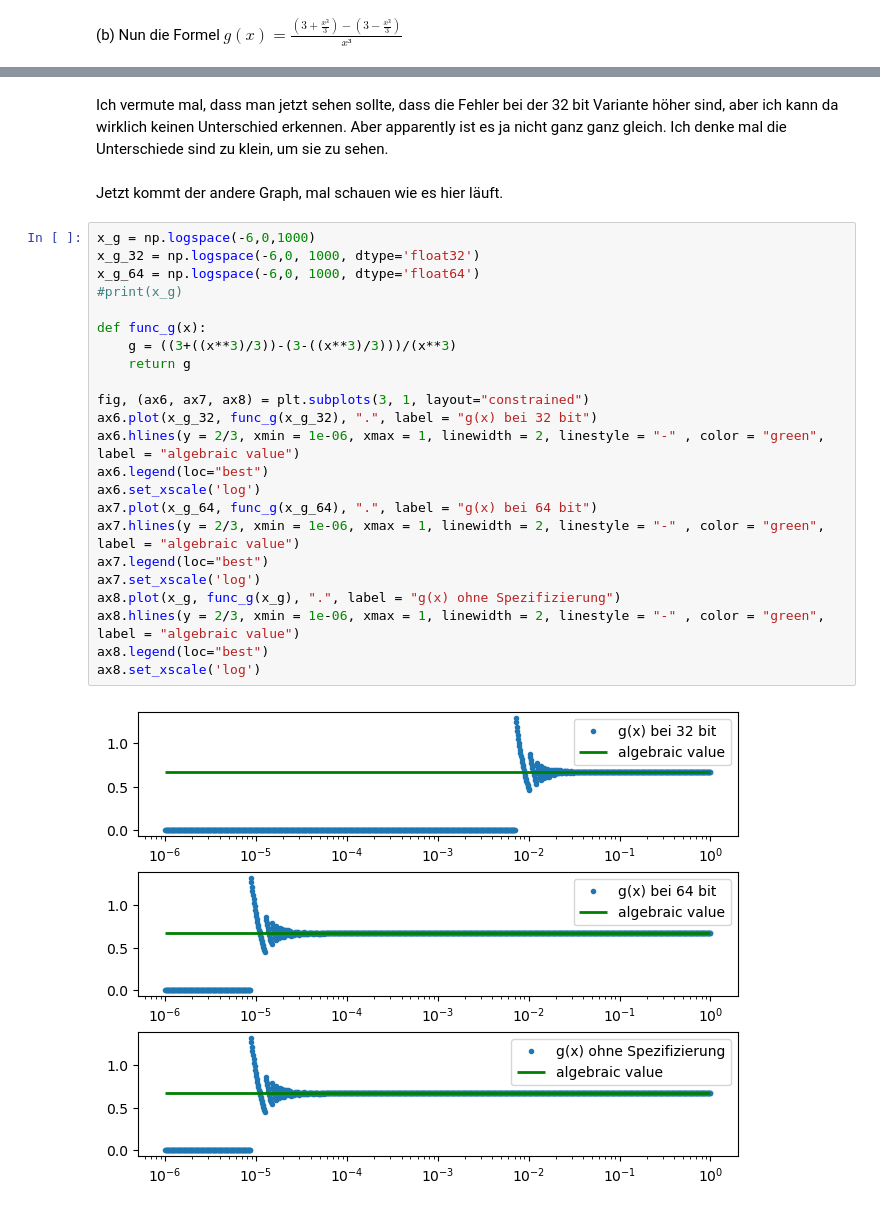
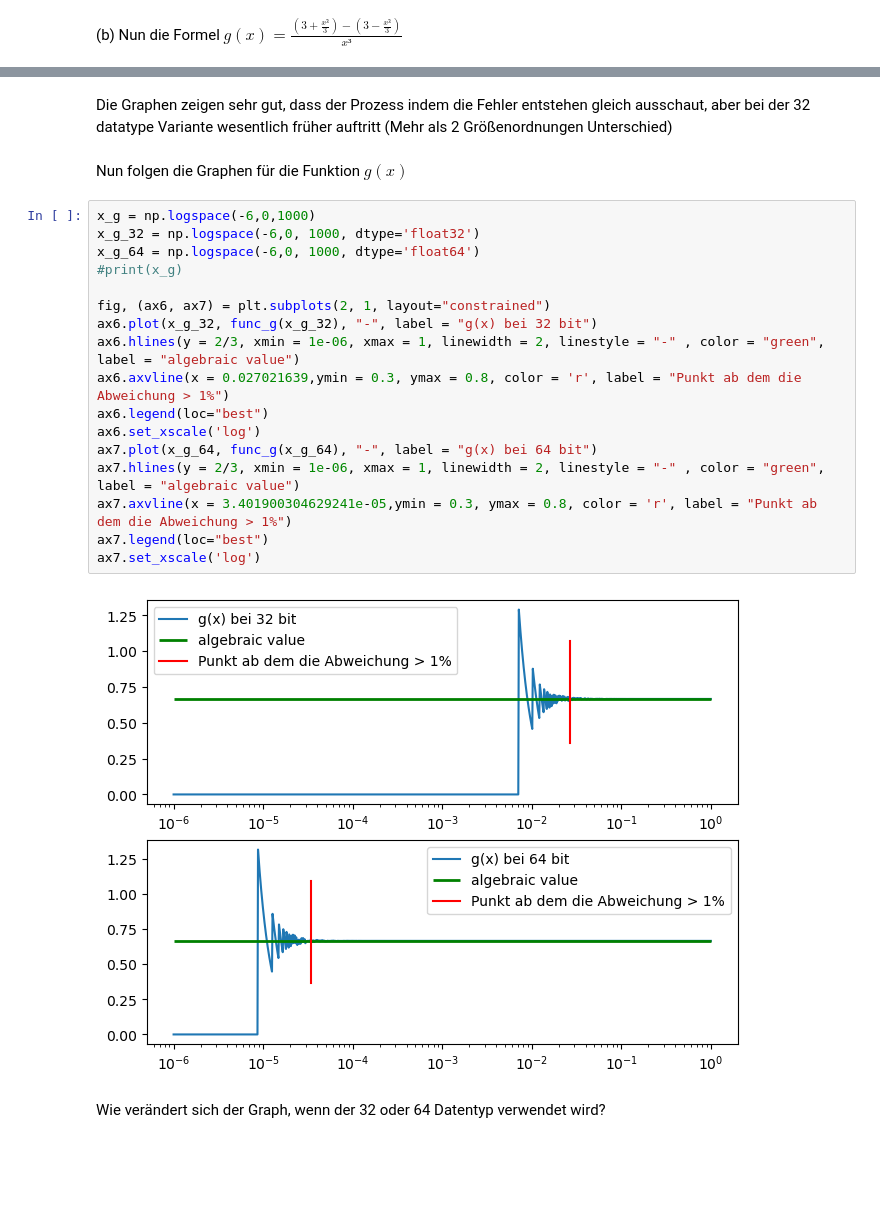
Before and after one commit to AmelieHater/SMD_A_2024, a Jupyter notebook: Blatt_01/Blatt_01_Amelie_Abgabe.ipynb, the cells around one changed output, grey strips where cells are left out. Saved outputs shown, nothing was run; the diff lists cells and outputs as text; blank space fills up the shorter version.

```diff
--- a/Blatt_01/Blatt_01_Amelie_Abgabe.ipynb
+++ b/Blatt_01/Blatt_01_Amelie_Abgabe.ipynb
@@ -143,29 +183,25 @@ ax5.legend(loc="best")
 # %% [markdown]
-Ich vermute mal, dass man jetzt sehen sollte, dass die Fehler bei der 32 bit Variante höher sind, aber ich kann da wirklich keinen Unterschied erkennen. Aber apparently ist es ja nicht ganz ganz gleich. Ich denke mal die Unterschiede sind zu klein, um sie zu sehen.
+Die Graphen zeigen sehr gut, dass der Prozess indem die Fehler entstehen gleich ausschaut, aber bei der 32 datatype Variante wesentlich früher auftritt (Mehr als 2 Größenordnungen Unterschied)
 # %% [markdown]
-Jetzt kommt der andere Graph, mal schauen wie es hier läuft.
+Nun folgen die Graphen für die Funktion $g(x)$
 # %%
 x_g = np.logspace(-6,0,1000)
 x_g_32 = np.logspace(-6,0, 1000, dtype='float32')
 x_g_64 = np.logspace(-6,0, 1000, dtype='float64')
 #print(x_g)
 
-def func_g(x):
-    g = ((3+((x**3)/3))-(3-((x**3)/3)))/(x**3)
-    return g
-
-fig, (ax6, ax7, ax8) = plt.subplots(3, 1, layout="constrained")
-ax6.plot(x_g_32, func_g(x_g_32), ".", label = "g(x) bei 32 bit")
+fig, (ax6, ax7) = plt.subplots(2, 1, layout="constrained")
+ax6.plot(x_g_32, func_g(x_g_32), "-", label = "g(x) bei 32 bit")
 ax6.hlines(y = 2/3, xmin = 1e-06, xmax = 1, linewidth = 2, linestyle = "-" , color = "green", label = "algebraic value")
+ax6.axvline(x = 0.027021639,ymin = 0.3, ymax = 0.8, color = 'r', label = "Punkt ab dem die Abweichung > 1%")
 ax6.legend(loc="best")
 ax6.set_xscale('log')
-ax7.plot(x_g_64, func_g(x_g_64), ".", label = "g(x) bei 64 bit")
+ax7.plot(x_g_64, func_g(x_g_64), "-", label = "g(x) bei 64 bit")
 ax7.hlines(y = 2/3, xmin = 1e-06, xmax = 1, linewidth = 2, linestyle = "-" , color = "green", label = "algebraic value")
+ax7.axvline(x = 3.401900304629241e-05,ymin = 0.3, ymax = 0.8, color = 'r', label = "Punkt ab dem die Abweichung > 1%")
 ax7.legend(loc="best")
 ax7.set_xscale('log')
-ax8.plot(x_g, func_g(x_g), ".", label = "g(x) ohne Spezifizierung")
-ax8.hlines(y = 2/3, xmin = 1e-06, xmax = 1, linewidth = 2, linestyle = "-" , color = "green", label = "algebraic value")
-ax8.legend(loc="best")
-ax8.set_xscale('log')
 # %% [output]
-[figure, old version]
+[figure, new version]
+# %% [markdown]
+Wie verändert sich der Graph, wenn der 32 oder 64 Datentyp verwendet wird?
```
Also changed, not shown: parts of 22 cells of this notebook.
